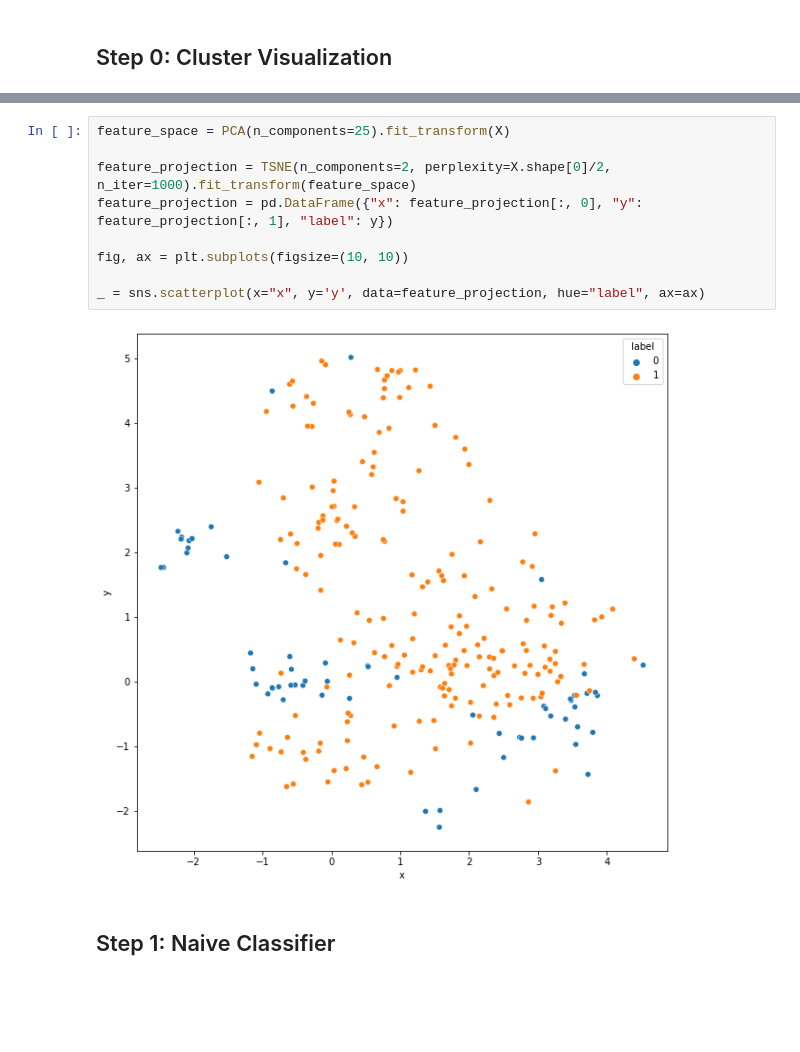
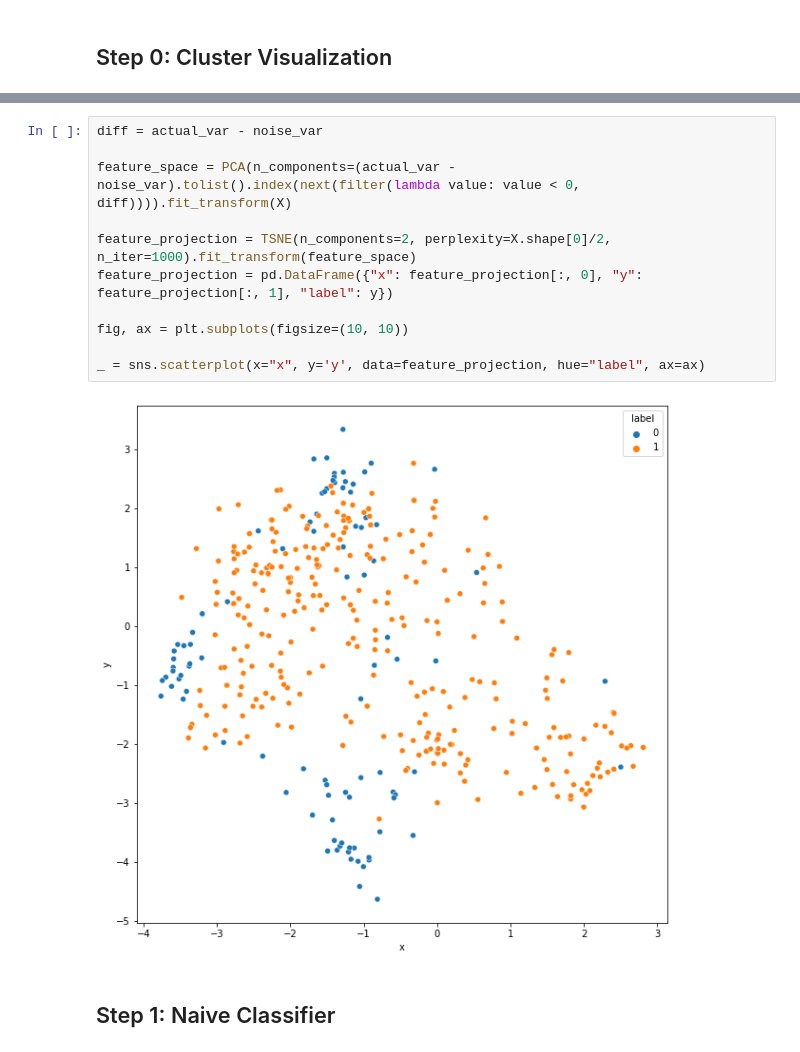
Before and after one commit to MarcoCaglia/fashion-image-classifier, a Jupyter notebook: prototypes/image_classifier_prototype.ipynb, the cells around one changed output, grey strips where cells are left out. Saved outputs shown, nothing was run; the diff lists cells and outputs as text; blank space fills up the shorter version.

Commit message:
Added Image classifier prototypes.

```diff
--- a/prototypes/image_classifier_prototype.ipynb
+++ b/prototypes/image_classifier_prototype.ipynb
@@ -73,14 +80,16 @@ plt.show()
 # %%
-feature_space = PCA(n_components=25).fit_transform(X)
+diff = actual_var - noise_var
+
+feature_space = PCA(n_components=(actual_var - noise_var).tolist().index(next(filter(lambda value: value < 0, diff)))).fit_transform(X)
 
 feature_projection = TSNE(n_components=2, perplexity=X.shape[0]/2, n_iter=1000).fit_transform(feature_space)
 feature_projection = pd.DataFrame({"x": feature_projection[:, 0], "y": feature_projection[:, 1], "label": y})
 
 fig, ax = plt.subplots(figsize=(10, 10))
 
 _ = sns.scatterplot(x="x", y='y', data=feature_projection, hue="label", ax=ax)
 # %% [output]
-[figure, old version]
+[figure, new version]
 # %% [markdown]
 ## Step 1: Naive Classifier
 # %%
```
Also changed, not shown: parts of 10 cells of this notebook, 1 other file.
